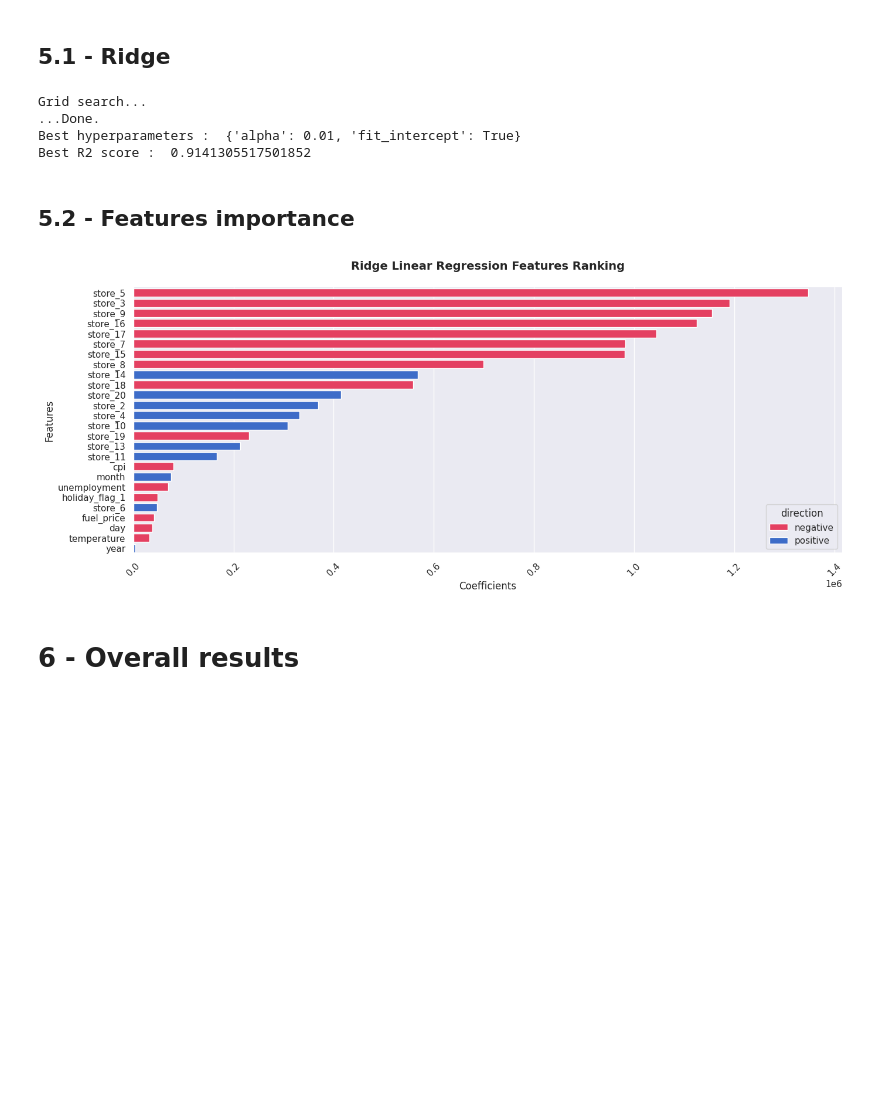
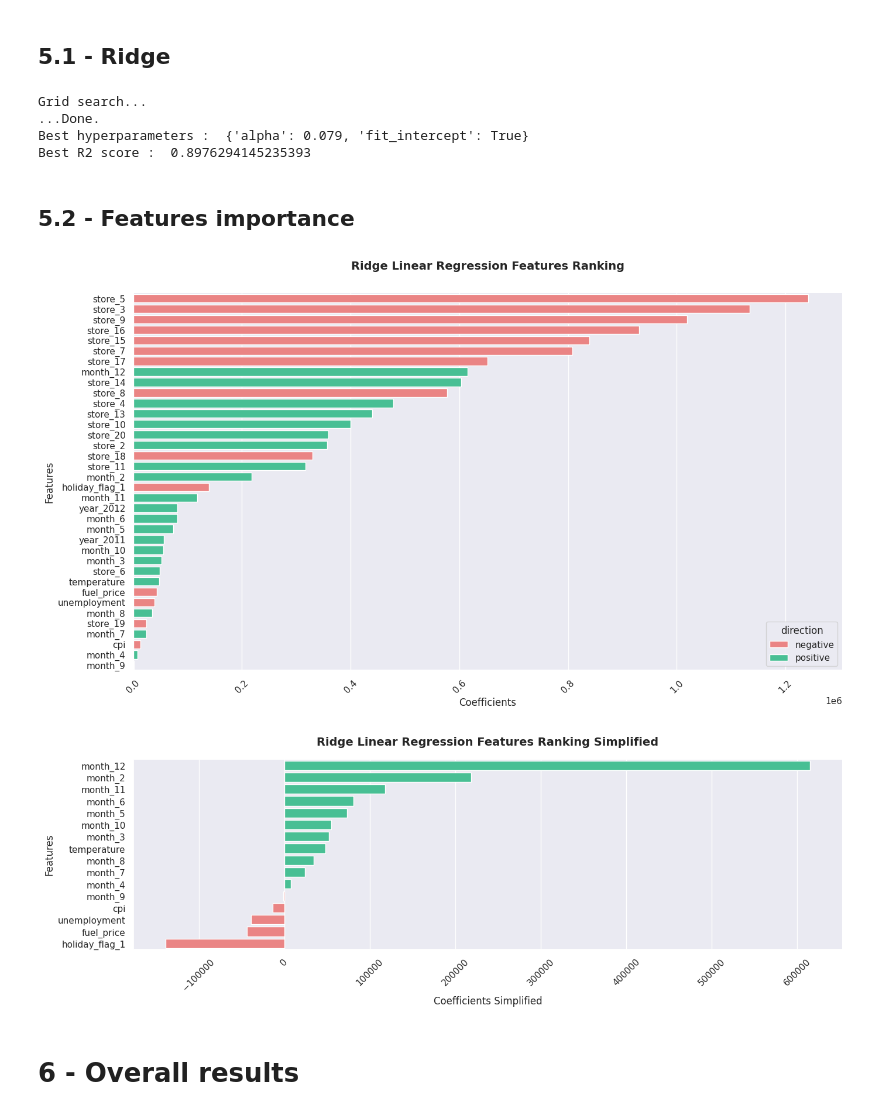
Before and after one commit to Gargamelch/Walmart_Sales, a Jupyter notebook: Walmart_Sales.ipynb, the cells around one changed output. Cells and saved outputs as stored; diff of their text form; code cells hidden in the pictures; blank space fills up the shorter version.

```diff
--- a/Walmart_Sales.ipynb
+++ b/Walmart_Sales.ipynb
@@ -486,7 +513,7 @@ ax = sns.boxplot(
     x='holiday_flag',
     y='weekly_sales',
     hue='holiday_flag',
-    palette=[palette[2], palette[7]]
+    palette=[palette[10], palette[0]]
 )
 
 ax.set_title('Weekly Sales: Holiday vs Non-Holiday')
@@ -498,4 +525,12 @@ ax.legend(title=None)
 
 plt.tight_layout()
 plt.show()
+
+
+print(f"There's {len(holiday_df[holiday_df['holiday_flag'] == 'Holiday'])} holiday rows in the dataframe:")
+print(f'Holiday median: {holiday_df[holiday_df['holiday_flag'] == 'Holiday']['weekly_sales'].median():,.2f}')
+print(f'Ordinary day median: {holiday_df[holiday_df['holiday_flag'] == 'Ordinary Day']['weekly_sales'].median():,.2f}')
+print()
+print(f'Holiday min: {holiday_df[holiday_df['holiday_flag'] == 'Holiday']['weekly_sales'].min():,.2f}')
+print(f'Ordinary day min: {holiday_df[holiday_df['holiday_flag'] == 'Ordinary Day']['weekly_sales'].min():,.2f}')
 # %% [output]
@@ -804,10 +967,10 @@ Among the scaled numeric features, `cpi` has the largest magnitude: that's the e
 
 # Perform grid search
 print("Grid search...")
-model = Lasso(max_iter=10000)  # raised from default 1000 to fix the ConvergenceWarning
+model = Lasso(max_iter=10000)  # Raised from default 1000 to fix the ConvergenceWarning
 # Grid of values to be tested
 params = {
-    'alpha': [0.001, 0.1, 0.5, 1.0, 10.0, 100.0, 1000.0, 1100.0, 1200.0], # 0 corresponds to no regularization
+    'alpha': [0.001, 0.1, 0.5, 1.0, 10.0, 100.0, 1000.0, 1100.0, 1200.0, 1280.0, 1289.0, 1290.0, 1291.0, 1300.0, 1500.0, 2000.0], # 0 corresponds to no regularization
     'fit_intercept': [True, False],
 }
 gridsearch = GridSearchCV(model, param_grid = params, cv = 5) # cv : the number of folds to be used for CV
@@ -818,7 +981,6 @@ print("Best R2 score : ", gridsearch.best_score_)
 best_model = gridsearch.best_estimator_
 
 
-# Predictions (already in original $ scale, no back-transform needed)
 Y_train_pred = best_model.predict(X_train)
 Y_test_pred = best_model.predict(X_test)
 
@@ -893,7 +1083,7 @@ print("Grid search...")
 model = Ridge()
 # Grid of values to be tested
 params = {
-    'alpha': [0.001, 0.01, 0.1, 0.5, 1.0, 10.0, 100.0, 1000.0], # 0 corresponds to no regularization
+    'alpha': [0.001, 0.01, 0.07, 0.077, 0.078, 0.079, 0.08, 0.1, 0.2, 0.5, 1.0, 10.0, 100.0, 1000.0], # 0 corresponds to no regularization
     'fit_intercept': [True, False],
 }
 gridsearch = GridSearchCV(model, param_grid = params, cv = 5) # cv : the number of folds to be used for CV
@@ -912,8 +1102,8 @@ result_ridge = ml_metrics(Y_train, Y_train_pred, Y_test, Y_test_pred, 'Ridge LR'
 # %% [output]
 Grid search...
 ...Done.
-Best hyperparameters :  {'alpha': 0.01, 'fit_intercept': True}
-Best R2 score :  0.9141305517501852
+Best hyperparameters :  {'alpha': 0.079, 'fit_intercept': True}
+Best R2 score :  0.8976294145235393
 # %% [markdown]
 ## 5.2 - Features importance
 # %%
@@ -924,35 +1114,65 @@ feature_names = preprocessor.get_feature_names_out()
 
 coef_ridge_df = pd.DataFrame({
     'feature': feature_names,
     'coefficient': best_model.coef_
 }).sort_values('coefficient', ascending=False)
 
 # For readability
 coef_ridge_df['feature'] = coef_ridge_df['feature'].str.replace('cat__', '').str.replace('num__', '')
 coef_ridge_df['direction'] = coef_ridge_df['coefficient'].map(lambda x: 'positive' if x >= 0 else 'negative')
+coef_ridge_simplified_df = coef_ridge_df.copy() # For simplified version
 coef_ridge_df['coefficient'] = coef_ridge_df['coefficient'].abs()
 
 coef_ridge_df = coef_ridge_df.sort_values('coefficient', ascending=False).reset_index(drop=True)
 
-plt.figure(figsize=(14, 6))
+plt.figure(figsize=(14, 8))
 ax = sns.barplot(data=coef_ridge_df,
             x='coefficient',
             y='feature',
             hue='direction',
             palette=direction_dict,
             alpha=1,
 )
 
 plt.title(f'Ridge Linear Regression Features Ranking', fontsize=14, fontweight='bold', y=1.05)
 plt.ylabel('Features')
 plt.xlabel('Coefficients')
 plt.xticks(rotation=45)
 
 sns.despine()       # Remove borders for cleaner look
 plt.tight_layout()  # Adjust spacing
 plt.show()
+
+
+
+
+
+# -----------------------------------------------------------------------------
+# RIDGE FEATURES IMPORTANCE SIMPLIFIED
+# -----------------------------------------------------------------------------
+coef_ridge_simplified_df = coef_ridge_simplified_df[coef_ridge_simplified_df['feature'].isin(feature_list)]
+
+plt.figure(figsize=(14, 5))
+ax = sns.barplot(data=coef_ridge_simplified_df,
+            x='coefficient',
+            y='feature',
+            hue='direction',
+            palette=direction_dict,
+            alpha=1,
+)
+
+plt.title(f'Ridge Linear Regression Features Ranking Simplified', fontsize=14, fontweight='bold', y=1.05)
+plt.ylabel('Features')
+plt.xlabel('Coefficients Simplified')
+plt.xticks(rotation=45)
+ax.get_legend().remove() # type: ignore
+
+sns.despine()       # Remove borders for cleaner look
+plt.tight_layout()  # Adjust spacing
+plt.show()
 # %% [output]
-[figure, old version]
+[figure, new version]
+[figure, added]
 # %% [markdown]
 # 6 - Overall results
 # %%
```
Also changed, not shown: parts of 22 cells of this notebook.
